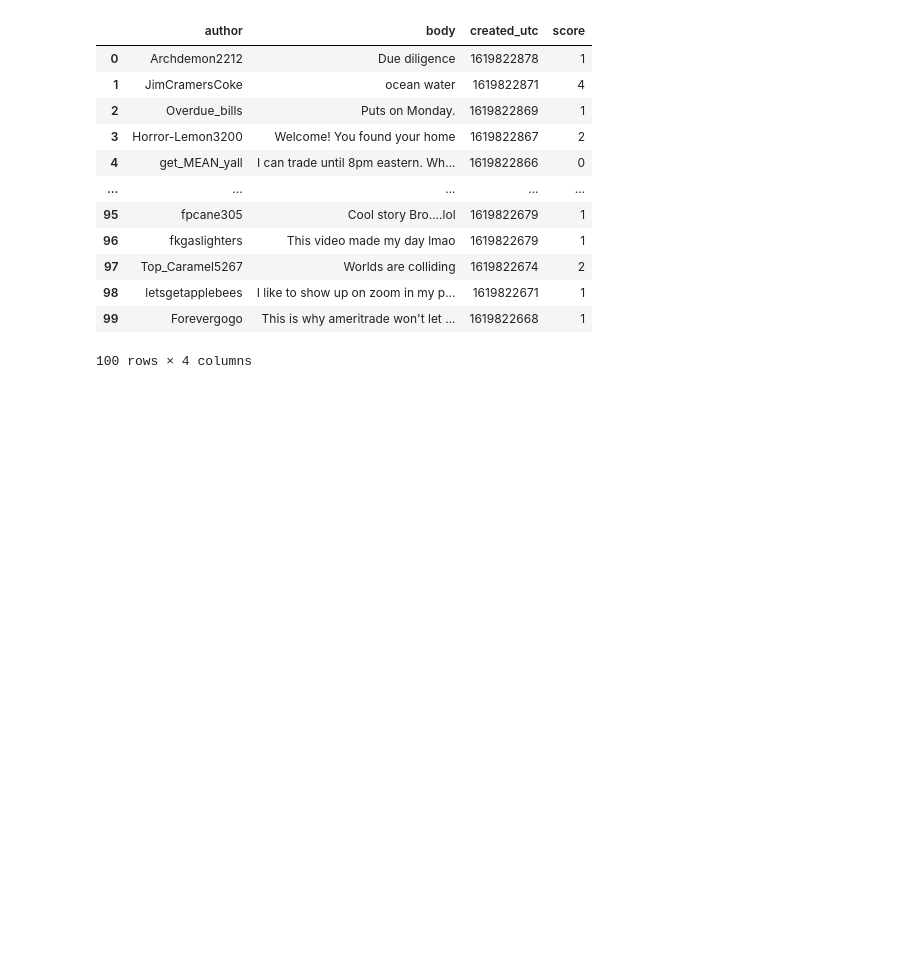
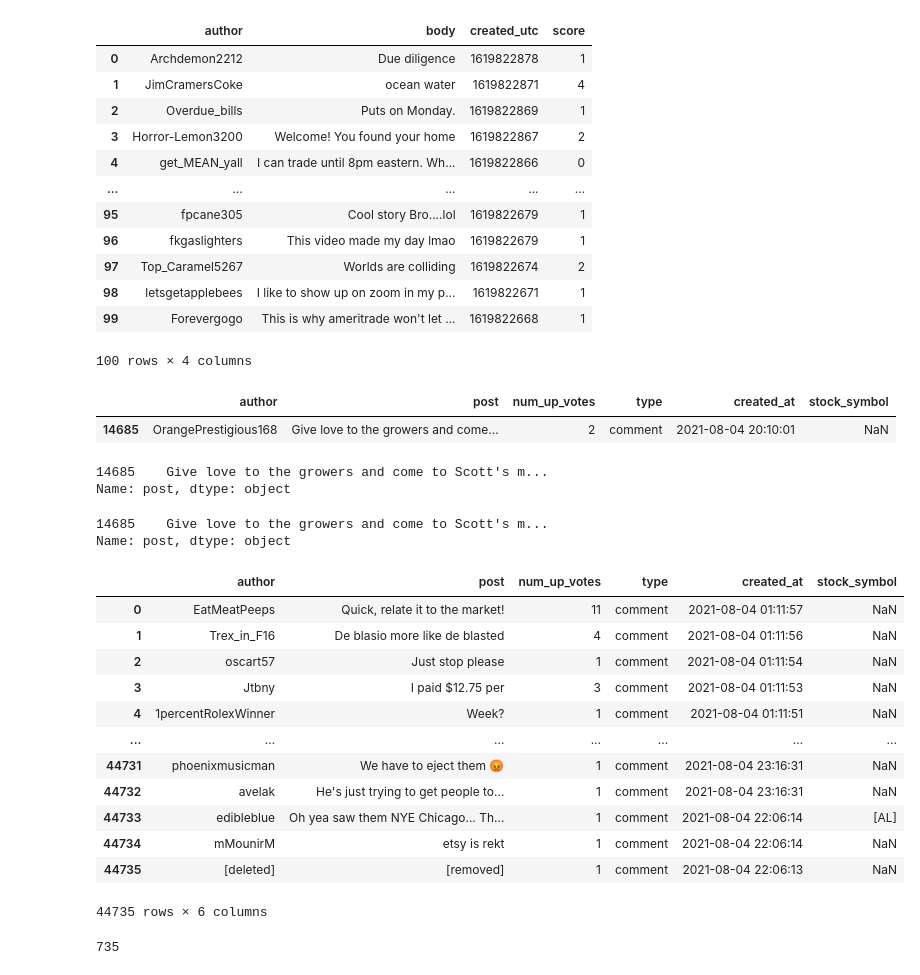
Before and after one commit to Jan-Burger/Bachelor-Thesis, a Jupyter notebook: notebooks/data_extraction/data_extraction_comments.ipynb, the cells around one changed output. Saved outputs shown, nothing was run; the diff lists cells and outputs as text; code cells hidden in the pictures; blank space fills up the shorter version.

```diff
--- a/notebooks/data_extraction/data_extraction_comments.ipynb
+++ b/notebooks/data_extraction/data_extraction_comments.ipynb
@@ -184,3 +181,40 @@ pd.DataFrame(posts)
 | 98 | letsgetapplebees | I like to show up on zoom in my p... | 1619822671 | 1 |
 | 99 | Forevergogo | This is why ameritrade won't let ... | 1619822668 | 1 |
 100 rows × 4 columns
+# %%
+df[df["post"].str.contains("\x00")]
+# %% [output]
+|  | author | post | num_up_votes | type | created_at | stock_symbol |
+| 14685 | OrangePrestigious168 | Give love to the growers and come... | 2 | comment | 2021-08-04 20:10:01 | NaN |
+# %%
+df[df["post"].str.contains("\x00")]["post"]
+# %% [output]
+14685    Give love to the growers and come to Scott's m...
+Name: post, dtype: object
+# %%
+df[df["post"].str.contains("\x00")]["post"]
+# %% [output]
+14685    Give love to the growers and come to Scott's m...
+Name: post, dtype: object
+# %%
+df_cleaned = df.drop(df.loc[df["post"].str.contains("\x00")].index)
+# %%
+df_cleaned
+# %% [output]
+|  | author | post | num_up_votes | type | created_at | stock_symbol |
+| 0 | EatMeatPeeps | Quick, relate it to the market! | 11 | comment | 2021-08-04 01:11:57 | NaN |
+| 1 | Trex_in_F16 | De blasio more like de blasted | 4 | comment | 2021-08-04 01:11:56 | NaN |
+| 2 | oscart57 | Just stop please | 1 | comment | 2021-08-04 01:11:54 | NaN |
+| 3 | Jtbny | I paid $12.75 per | 3 | comment | 2021-08-04 01:11:53 | NaN |
+| 4 | 1percentRolexWinner | Week? | 1 | comment | 2021-08-04 01:11:51 | NaN |
+| ... | ... | ... | ... | ... | ... | ... |
+| 44731 | phoenixmusicman | We have to eject them 😡 | 1 | comment | 2021-08-04 23:16:31 | NaN |
+| 44732 | avelak | He's just trying to get people to... | 1 | comment | 2021-08-04 23:16:31 | NaN |
+| 44733 | edibleblue | Oh yea saw them NYE Chicago... Th... | 1 | comment | 2021-08-04 22:06:14 | [AL] |
+| 44734 | mMounirM | etsy is rekt | 1 | comment | 2021-08-04 22:06:14 | NaN |
+| 44735 | [deleted] | [removed] | 1 | comment | 2021-08-04 22:06:13 | NaN |
+44735 rows × 6 columns
+# %%
+df_cleaned.to_sql("r_wallstreetbets", cnx, index=False, if_exists="append")
+# %% [output]
+735
```
Also changed, not shown: parts of 10 cells of this notebook, 1 other file.
